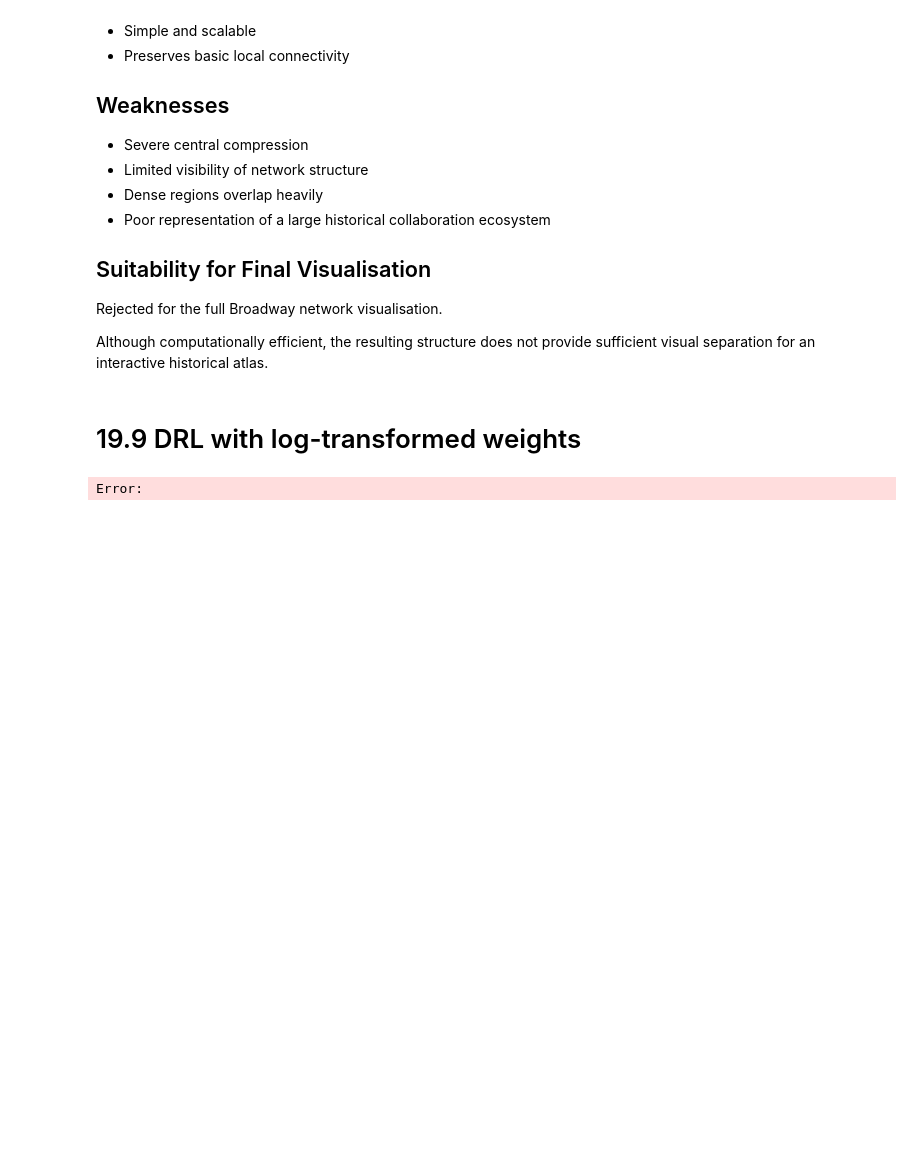
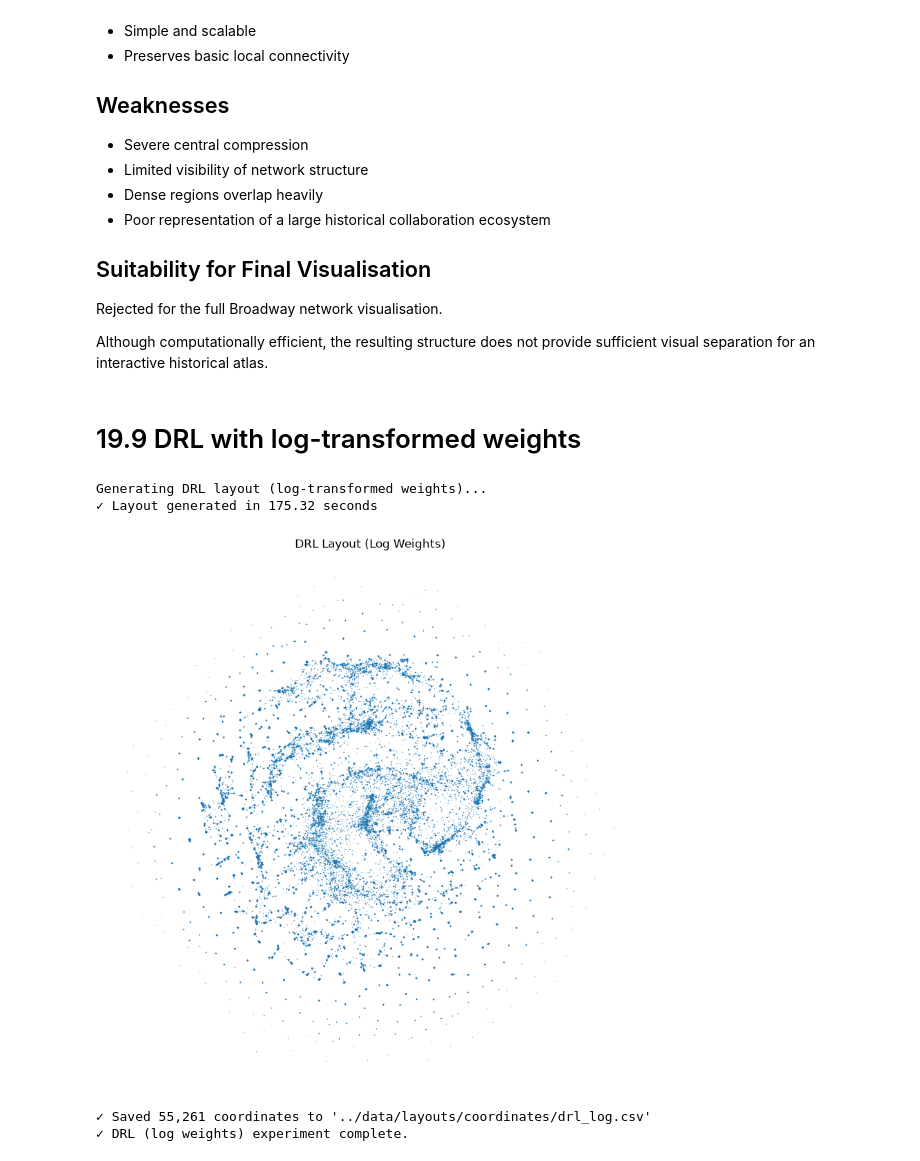
Before and after one commit to meia-yong/mapping-the-broadway-network, a Jupyter notebook: notebooks/19_visualisation_experimentation.ipynb, the cells around one changed output. Cells and saved outputs as stored; diff of their text form; code cells hidden in the pictures; blank space fills up the shorter version.

```diff
--- a/notebooks/19_visualisation_experimentation.ipynb
+++ b/notebooks/19_visualisation_experimentation.ipynb
@@ -416,9 +416,42 @@ g_log = g.copy()
 g_log.es["log_weight"] = [
     np.log1p(w) for w in g.es["weight"]
 ]
-# %%
-layout_drl_log = g_log.layout_drl(
-    weights="log_weight"
-)
-# %% [output]
-Error:
+# %%
+# ============================================================
+# 19.7 Layout Experiment: DRL (Log-Transformed Weights)
+# ============================================================
+
+import time
+
+print("Generating DRL layout (log-transformed weights)...")
+
+start = time.time()
+
+layout_drl_log = g_log.layout_drl(
+    weights="log_weight"
+)
+
+runtime = time.time() - start
+
+print(f"✓ Layout generated in {runtime:.2f} seconds")
+
+
+plot_layout(
+    layout_drl_log,
+    title="DRL Layout (Log Weights)"
+)
+
+
+export_layout(
+    g_log,
+    layout_drl_log,
+    "../data/layouts/coordinates/drl_log.csv"
+)
+
+print("✓ DRL (log weights) experiment complete.")
+# %% [output]
+Generating DRL layout (log-transformed weights)...
+✓ Layout generated in 175.32 seconds
+[figure, added]
+✓ Saved 55,261 coordinates to '../data/layouts/coordinates/drl_log.csv'
+✓ DRL (log weights) experiment complete.
```
Also changed, not shown: parts of 1 cell of this notebook, 14 other files.
